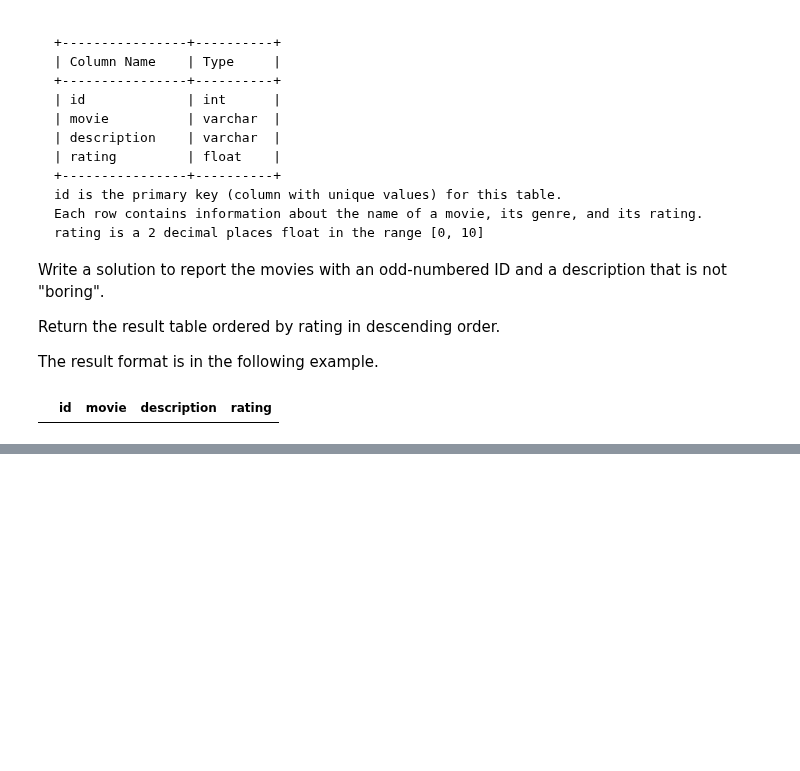
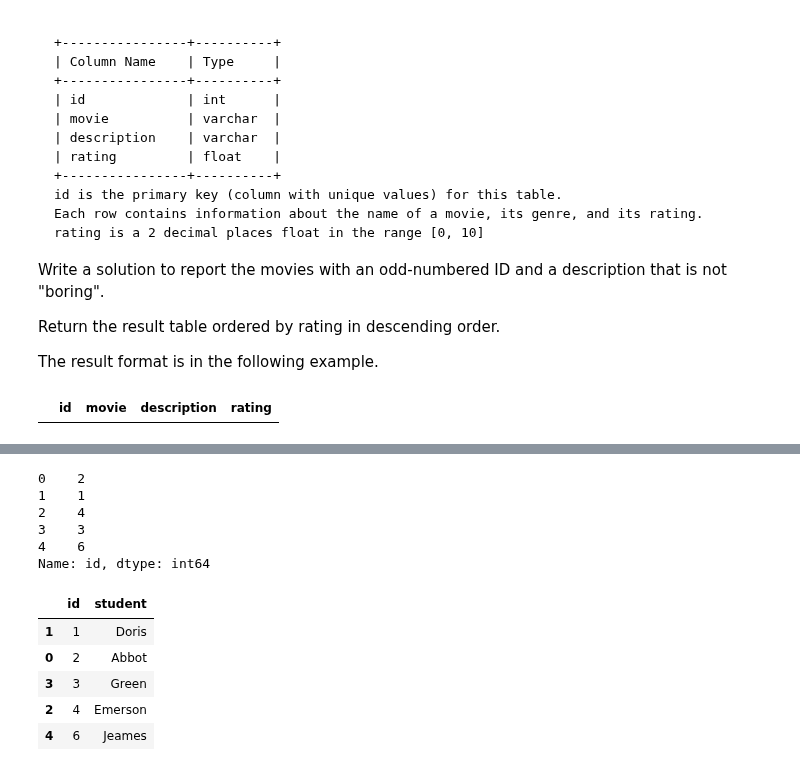
Before and after one commit to drwslv/LeetCode-Pandas, a Jupyter notebook: examples_1.ipynb, the cells around one changed output, grey strips where cells are left out. Drawn from its saved outputs; the diff is of its cells as text; code cells hidden in the pictures; blank space fills up the shorter version.

```diff
--- a/examples_1.ipynb
+++ b/examples_1.ipynb
@@ -1606,0 +1628,13 @@ not_boring_movies(cinema)
+# %%
+# Beats 35.00%
+
+def exchange_seats(seat: pd.DataFrame) -> pd.DataFrame:
+    if seat.shape[0]%2==1: # if odd
+        seat['id_new'] = [seat['id'][i-1] if ((seat['id'][i]%2)==0) else seat['id'][i+1] for i in range(0,len(seat['id'])-1) ]  + [seat.iloc[ -1, 0 ]]
+
+    elif seat.shape[0]%2==0: # if even
+        seat['id_new'] = [seat['id'][i-1] if ((seat['id'][i]%2)==0) else seat['id'][i+1] for i in range(0,len(seat['id'])) ]
+
+    seat = seat[['id_new','student']]
+    seat.columns = ['id','student']
+    return seat.sort_values('id')
@@ -1606,0 +1644,21 @@ not_boring_movies(cinema)
+# %%
+data = [[1, 'Abbot'], [2, 'Doris'], [3, 'Emerson'], [4, 'Green'], [5, 'Jeames'], [6, 'Julia']]
+seat = pd.DataFrame(data, columns=['id', 'student']).astype({'id':'Int64', 'student':'object'})
+# %%
+seat['id'].apply(lambda x: x + 1 if (x%2==1) else x -1)
+# %% [output]
+0    2
+1    1
+2    4
+3    3
+4    6
+Name: id, dtype: int64
+# %%
+exchange_seats(seat)
+# %% [output]
+|  | id | student |
+| 1 | 1 | Doris |
+| 0 | 2 | Abbot |
+| 3 | 3 | Green |
+| 2 | 4 | Emerson |
+| 4 | 6 | Jeames |
```
Also changed, not shown: parts of 2 cells of this notebook.
